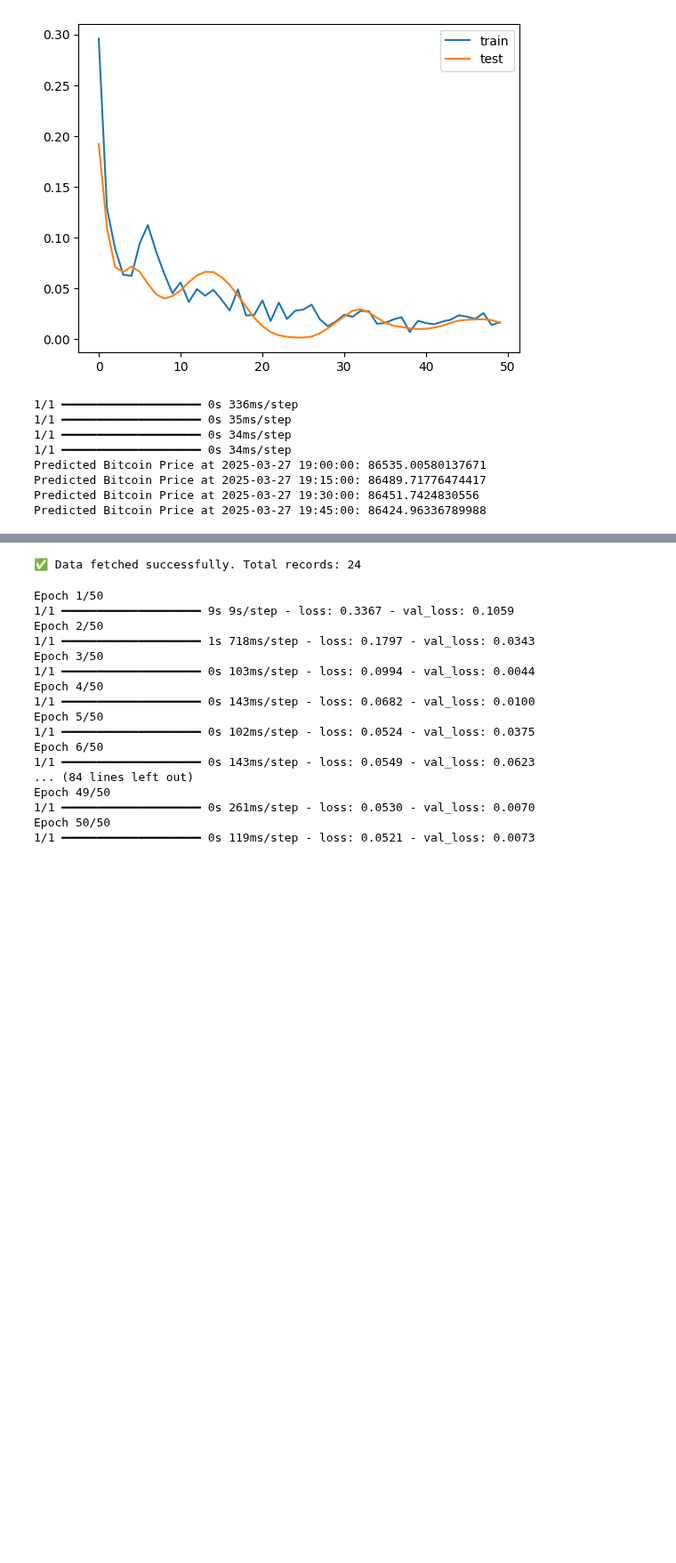
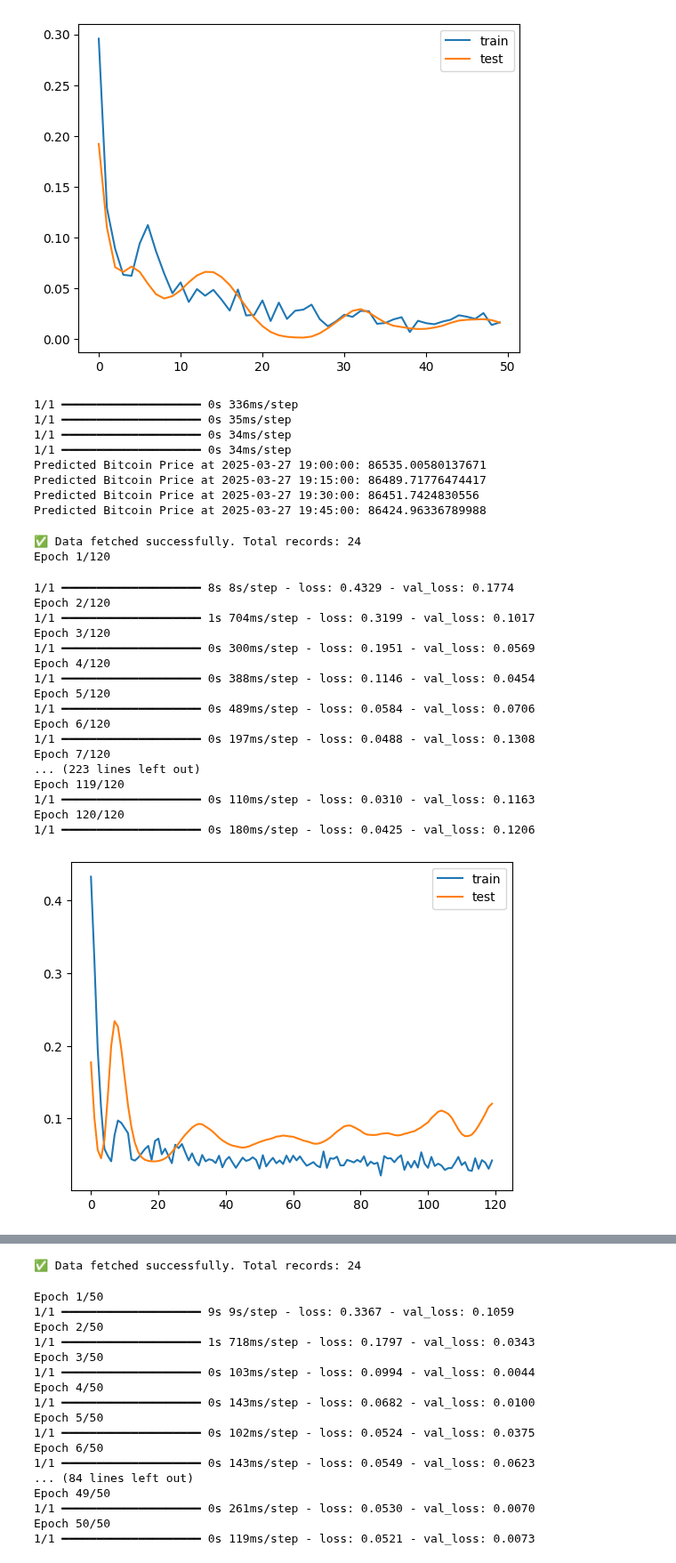
Before and after one commit to stayroid/sidenewone, a Jupyter notebook: ml/cc/exercises/linear_regression_taxi.ipynb, the cells around one changed output, grey strips where cells are left out. Shown at 89% size. Drawn from its saved outputs; the diff is of its cells as text; code cells hidden in the pictures; blank space fills up the shorter version.

```diff
--- a/ml/cc/exercises/linear_regression_taxi.ipynb
+++ b/ml/cc/exercises/linear_regression_taxi.ipynb
@@ -2263,6 +2263,8 @@ from tensorflow.keras.layers import LSTM, Dense, Dropout
 from sklearn.preprocessing import MinMaxScaler
 
 ## Indian Timing
+
+## working model
 
 # ✅ API Endpoints
 open_interest_url = "https://api.coinalyze.net/v1/open-interest-history"
@@ -2351,31 +2353,52 @@ if len(data_frames) == 2:
         Dropout(0.2),
         LSTM(50, return_sequences=False),
         Dropout(0.2),
         Dense(25),
         Dense(1)
     ])
 
     model.compile(optimizer='adam', loss='mean_squared_error')
-    history = model.fit(X_train, y_train, epochs=50, batch_size=16, validation_data=(X_test, y_test))
+    history = model.fit(X_train, y_train, epochs=120, batch_size=16, validation_data=(X_test, y_test))
 
     plt.plot(history.history['loss'], label='train')
     plt.plot(history.history['val_loss'], label='test')
     plt.legend()
     plt.show()
 
     future_predictions = []
     future_input = X[-1].reshape(1, seq_length, X.shape[2])
 
     for _ in range(4):
         pred = model.predict(future_input)[0][0]
         future_predictions.append(pred)
         new_feature = np.append(future_input[0, 1:, :], np.full((1, X.shape[2]), pred), axis=0).reshape(1, seq_length, X.shape[2])
         future_input = new_feature
 
     future_prices = scaler.inverse_transform([[0]*8 + [p] for p in future_predictions])[:, -1]
     future_times = [df['Timestamp IST'].iloc[-1] + timedelta(minutes=15*(i+1)) for i in range(4)]
 
     for t, p in zip(future_times, future_prices):
         print(f"Predicted Ethereum Price at {t}: {p}")
 else:
     print("❌ Data merging failed.")
+# %% [output]
+✅ Data fetched successfully. Total records: 24
+Epoch 1/120
+1/1 ━━━━━━━━━━━━━━━━━━━━ 8s 8s/step - loss: 0.4329 - val_loss: 0.1774
+Epoch 2/120
+1/1 ━━━━━━━━━━━━━━━━━━━━ 1s 704ms/step - loss: 0.3199 - val_loss: 0.1017
+Epoch 3/120
+1/1 ━━━━━━━━━━━━━━━━━━━━ 0s 300ms/step - loss: 0.1951 - val_loss: 0.0569
+Epoch 4/120
+1/1 ━━━━━━━━━━━━━━━━━━━━ 0s 388ms/step - loss: 0.1146 - val_loss: 0.0454
+Epoch 5/120
+1/1 ━━━━━━━━━━━━━━━━━━━━ 0s 489ms/step - loss: 0.0584 - val_loss: 0.0706
+Epoch 6/120
+1/1 ━━━━━━━━━━━━━━━━━━━━ 0s 197ms/step - loss: 0.0488 - val_loss: 0.1308
+Epoch 7/120
+... (223 lines left out)
+Epoch 119/120
+1/1 ━━━━━━━━━━━━━━━━━━━━ 0s 110ms/step - loss: 0.0310 - val_loss: 0.1163
+Epoch 120/120
+1/1 ━━━━━━━━━━━━━━━━━━━━ 0s 180ms/step - loss: 0.0425 - val_loss: 0.1206
+[figure, added]
```
Also changed, not shown: parts of 4 cells of this notebook.
